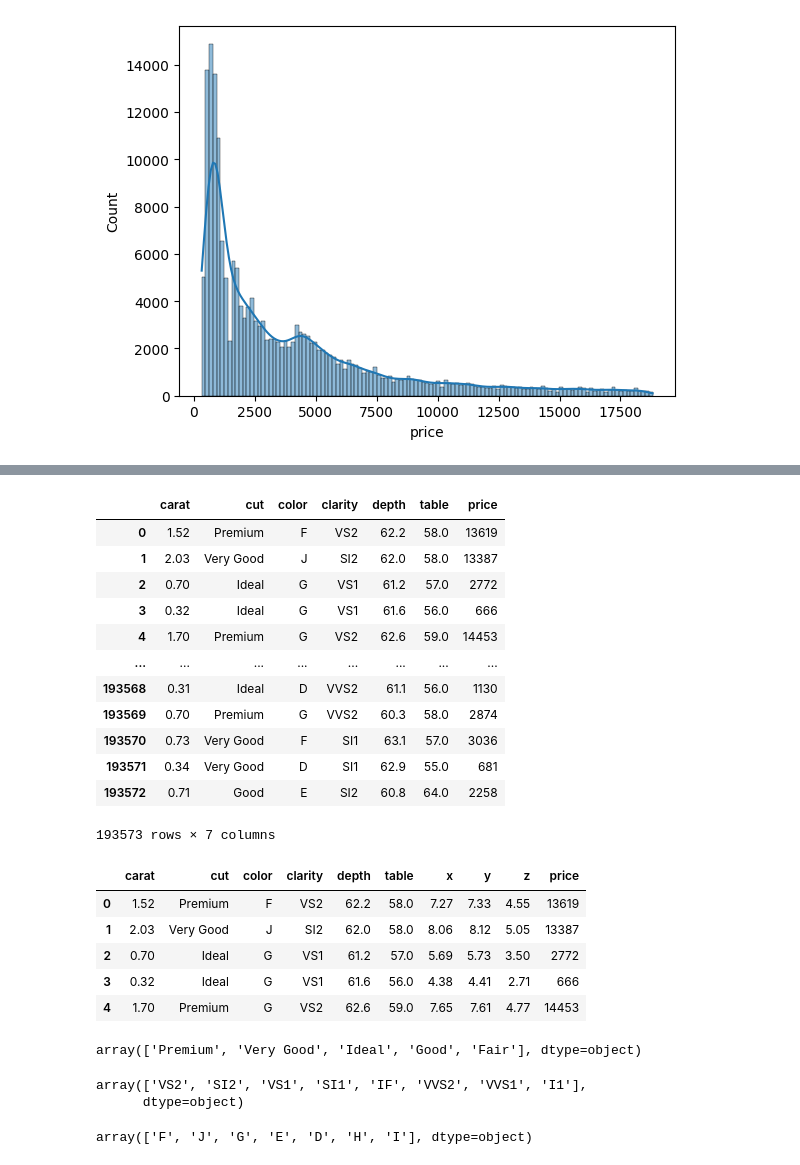
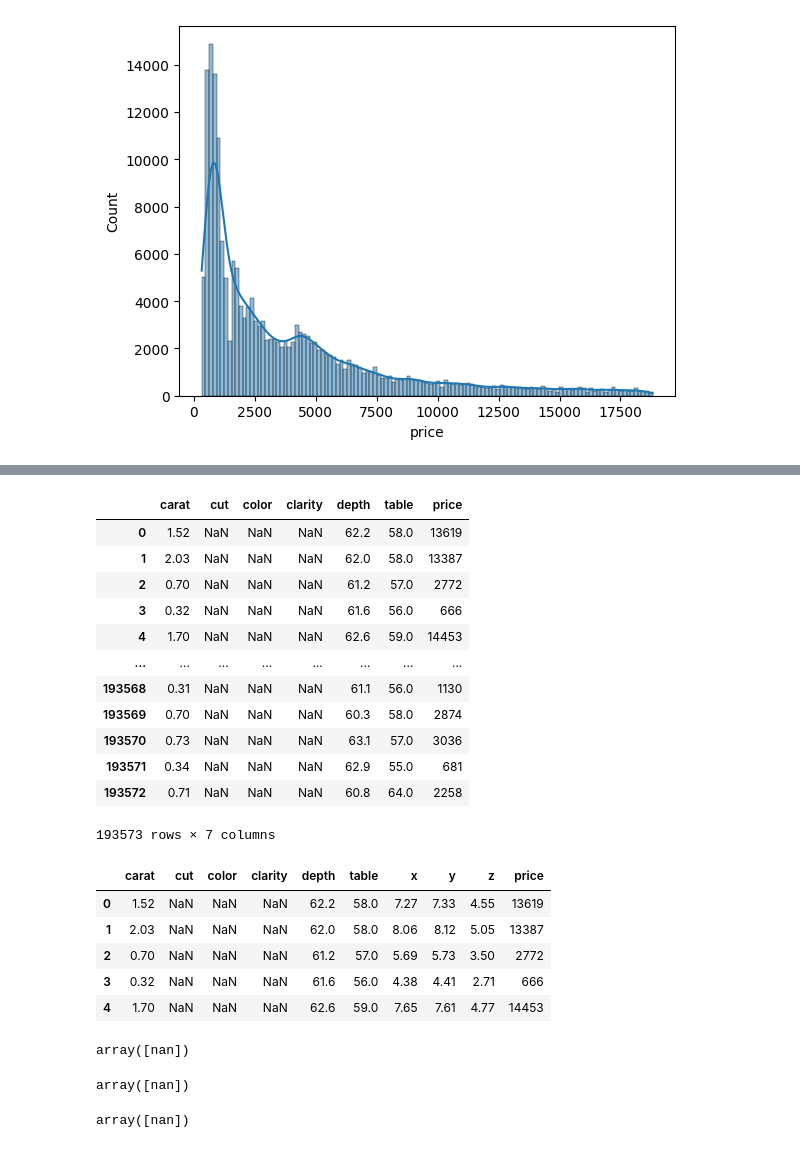
Before and after one commit to Kumardeepak1234/Regression_Project, a Jupyter notebook: notebooks/EDA.ipynb, the cells around one changed output, grey strips where cells are left out. Cells and saved outputs as stored; diff of their text form; code cells hidden in the pictures.

```diff
--- a/notebooks/EDA.ipynb
+++ b/notebooks/EDA.ipynb
@@ -173,5 +173,5 @@ for i in numerical_columns:
 ## Assignment Do the same for categorical data
 # %%
 ## correlation
-df=sns.heatmap(df.corr(),annot=True)
+sns.heatmap(df.corr(),annot=True)
 # %% [output]
@@ -179,46 +180,45 @@ ValueError: could not convert string to float: 'Premium'
 # %%
 ##Currently we will not execute this
-## df.drop(labels=['x','y','z'],axis=1)
+df.drop(labels=['x','y','z'],axis=1)
 # %% [output]
 |  | carat | cut | color | clarity | depth | table | price |
-| 0 | 1.52 | Premium | F | VS2 | 62.2 | 58.0 | 13619 |
-| 1 | 2.03 | Very Good | J | SI2 | 62.0 | 58.0 | 13387 |
-| 2 | 0.70 | Ideal | G | VS1 | 61.2 | 57.0 | 2772 |
-| 3 | 0.32 | Ideal | G | VS1 | 61.6 | 56.0 | 666 |
-| 4 | 1.70 | Premium | G | VS2 | 62.6 | 59.0 | 14453 |
+| 0 | 1.52 | NaN | NaN | NaN | 62.2 | 58.0 | 13619 |
+| 1 | 2.03 | NaN | NaN | NaN | 62.0 | 58.0 | 13387 |
+| 2 | 0.70 | NaN | NaN | NaN | 61.2 | 57.0 | 2772 |
+| 3 | 0.32 | NaN | NaN | NaN | 61.6 | 56.0 | 666 |
+| 4 | 1.70 | NaN | NaN | NaN | 62.6 | 59.0 | 14453 |
 | ... | ... | ... | ... | ... | ... | ... | ... |
-| 193568 | 0.31 | Ideal | D | VVS2 | 61.1 | 56.0 | 1130 |
-| 193569 | 0.70 | Premium | G | VVS2 | 60.3 | 58.0 | 2874 |
-| 193570 | 0.73 | Very Good | F | SI1 | 63.1 | 57.0 | 3036 |
-| 193571 | 0.34 | Very Good | D | SI1 | 62.9 | 55.0 | 681 |
-| 193572 | 0.71 | Good | E | SI2 | 60.8 | 64.0 | 2258 |
+| 193568 | 0.31 | NaN | NaN | NaN | 61.1 | 56.0 | 1130 |
+| 193569 | 0.70 | NaN | NaN | NaN | 60.3 | 58.0 | 2874 |
+| 193570 | 0.73 | NaN | NaN | NaN | 63.1 | 57.0 | 3036 |
+| 193571 | 0.34 | NaN | NaN | NaN | 62.9 | 55.0 | 681 |
+| 193572 | 0.71 | NaN | NaN | NaN | 60.8 | 64.0 | 2258 |
 193573 rows × 7 columns
 # %%
 df.head()
 # %% [output]
 |  | carat | cut | color | clarity | depth | table | x | y | z | price |
-| 0 | 1.52 | Premium | F | VS2 | 62.2 | 58.0 | 7.27 | 7.33 | 4.55 | 13619 |
-| 1 | 2.03 | Very Good | J | SI2 | 62.0 | 58.0 | 8.06 | 8.12 | 5.05 | 13387 |
-| 2 | 0.70 | Ideal | G | VS1 | 61.2 | 57.0 | 5.69 | 5.73 | 3.50 | 2772 |
-| 3 | 0.32 | Ideal | G | VS1 | 61.6 | 56.0 | 4.38 | 4.41 | 2.71 | 666 |
-| 4 | 1.70 | Premium | G | VS2 | 62.6 | 59.0 | 7.65 | 7.61 | 4.77 | 14453 |
+| 0 | 1.52 | NaN | NaN | NaN | 62.2 | 58.0 | 7.27 | 7.33 | 4.55 | 13619 |
+| 1 | 2.03 | NaN | NaN | NaN | 62.0 | 58.0 | 8.06 | 8.12 | 5.05 | 13387 |
+| 2 | 0.70 | NaN | NaN | NaN | 61.2 | 57.0 | 5.69 | 5.73 | 3.50 | 2772 |
+| 3 | 0.32 | NaN | NaN | NaN | 61.6 | 56.0 | 4.38 | 4.41 | 2.71 | 666 |
+| 4 | 1.70 | NaN | NaN | NaN | 62.6 | 59.0 | 7.65 | 7.61 | 4.77 | 14453 |
 # %%
 df['cut'].unique()
 # %% [output]
-array(['Premium', 'Very Good', 'Ideal', 'Good', 'Fair'], dtype=object)
+array([nan])
 # %%
 cut_map={"Fair":1,"Good":2,"Very Good":3,"Premium":4,"Ideal":5}
 # %%
 df['clarity'].unique()
 # %% [output]
-array(['VS2', 'SI2', 'VS1', 'SI1', 'IF', 'VVS2', 'VVS1', 'I1'],
-      dtype=object)
+array([nan])
 # %%
 clarity_map = {"I1":1,"SI2":2 ,"SI1":3 ,"VS2":4 , "VS1":5 , "VVS2":6 , "VVS1":7 ,"IF":8}
 # %%
 df['color'].unique()
 # %% [output]
-array(['F', 'J', 'G', 'E', 'D', 'H', 'I'], dtype=object)
+array([nan])
 # %%
 color_map = {"D":1 ,"E":2 ,"F":3 , "G":4 ,"H":5 , "I":6, "J":7}
 # %%
```
Also changed, not shown: parts of 2 cells of this notebook, 1 other file.
